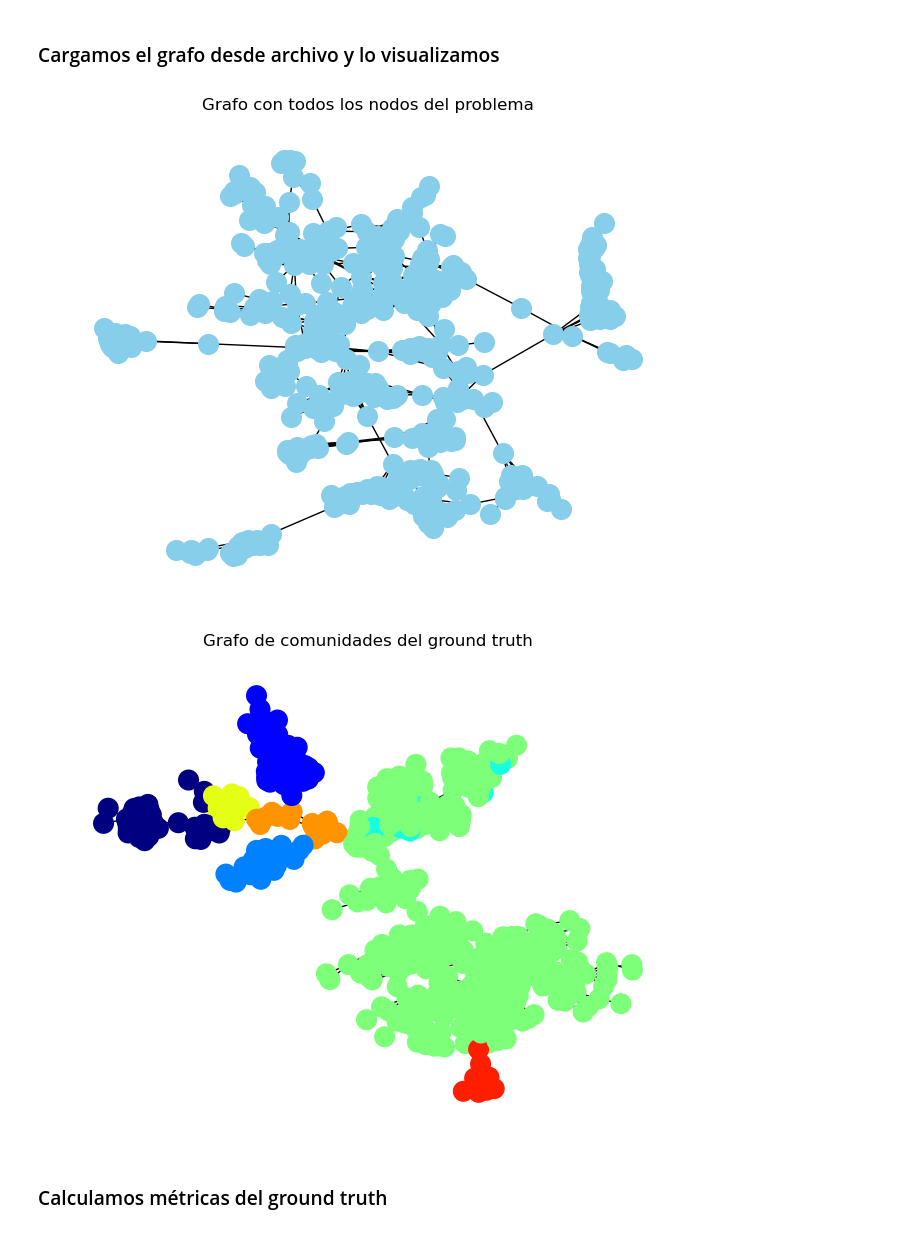
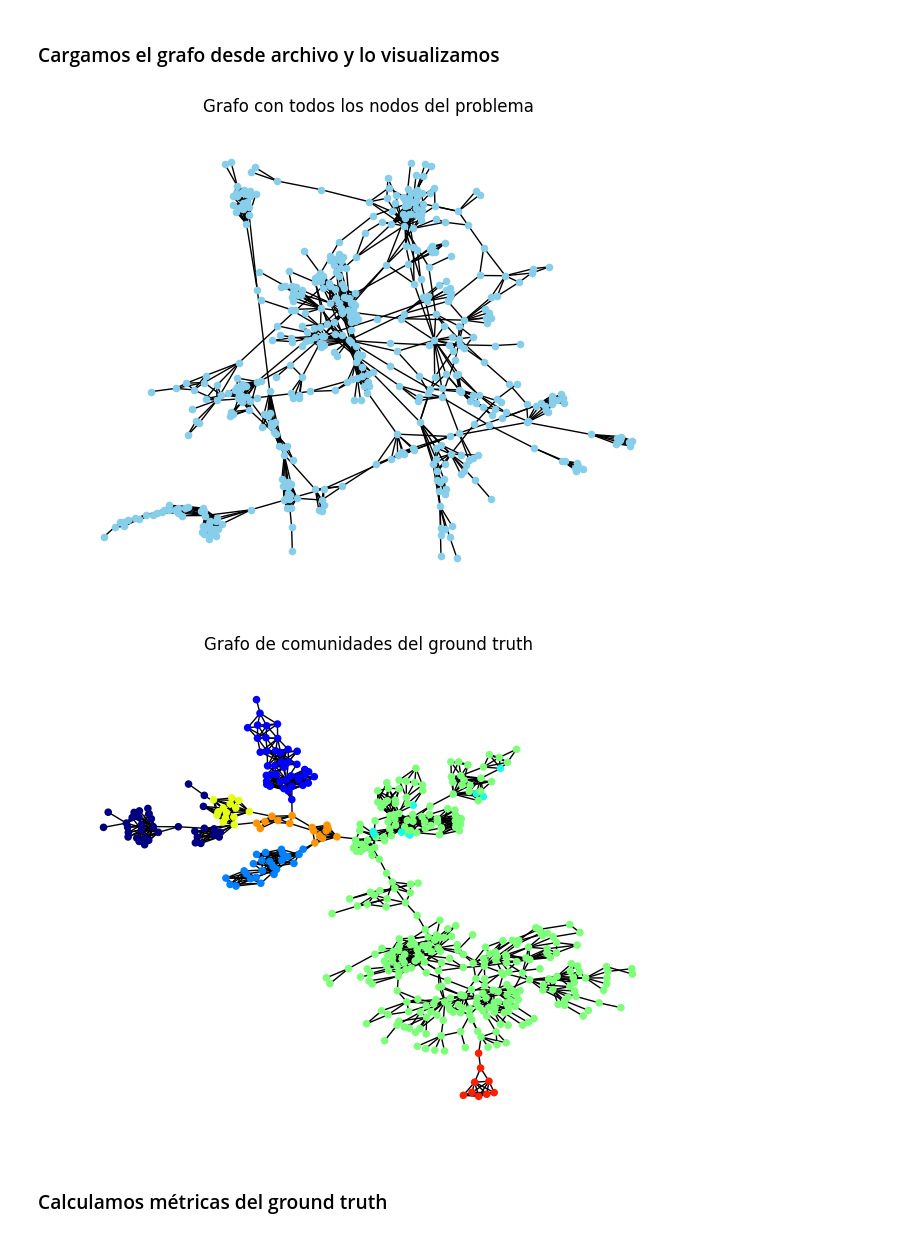
Before and after one commit to adrianGayo/Amazon_redes_geneticos, a Jupyter notebook: amazon.ipynb, the cells around one changed output. Cells and saved outputs as stored; diff of their text form; code cells hidden in the pictures.

```diff
--- a/amazon.ipynb
+++ b/amazon.ipynb
@@ -31,22 +35,22 @@ from deap import base, creator, tools, algorithms
 # %%
 
 # Ruta donde se almacena el archivo que contiene el grafo.
 archivo_graphml = 'amazon_graph/amazon_graph.graphml'
 
 ruta_grafo =  os.path.abspath(archivo_graphml)
 
 # Cargar el grafo desde el archivo GraphML
 G = nx.read_graphml(ruta_grafo)
 
 # Ahora visualizamos el contenido del grafo que hemos cargado.
 
 pos = nx.spring_layout(G)  # Probar distintos layouts
-nx.draw(G, pos, with_labels=False, font_weight='bold', node_size=200, node_color='skyblue', font_size=8)
+nx.draw(G, pos, with_labels=False, font_weight='bold', node_size=20, node_color='skyblue', font_size=8)
 plt.title("Grafo con todos los nodos del problema")
 # Mostrar el gráfico
 plt.show()
 # %% [output]
-[figure, old version]
+[figure, new version]
 # %%
 # Ahora lo visualizamos teniendo en cuenta las comunidades
 comunidades_reales = nx.get_node_attributes(G, 'community')
@@ -63,14 +67,14 @@ colores_nodos = [colores_comunidades[comunidades_reales[nodo]] for nodo in G.nod
 pos = nx.kamada_kawai_layout(G)
 
 # Dibujar el grafo con colores de comunidades
-nx.draw(G, pos, with_labels=False, node_size=200, node_color=colores_nodos, font_size=8)
+nx.draw(G, pos, with_labels=False, node_size=20, node_color=colores_nodos, font_size=8)
 
 plt.title("Grafo de comunidades del ground truth")
 
 # Mostrar el gráfico
 plt.show()
 # %% [output]
-[figure, old version]
+[figure, new version]
 # %% [markdown]
 ### Calculamos métricas del ground truth
 # %%
```
Also changed, not shown: parts of 10 cells of this notebook.
